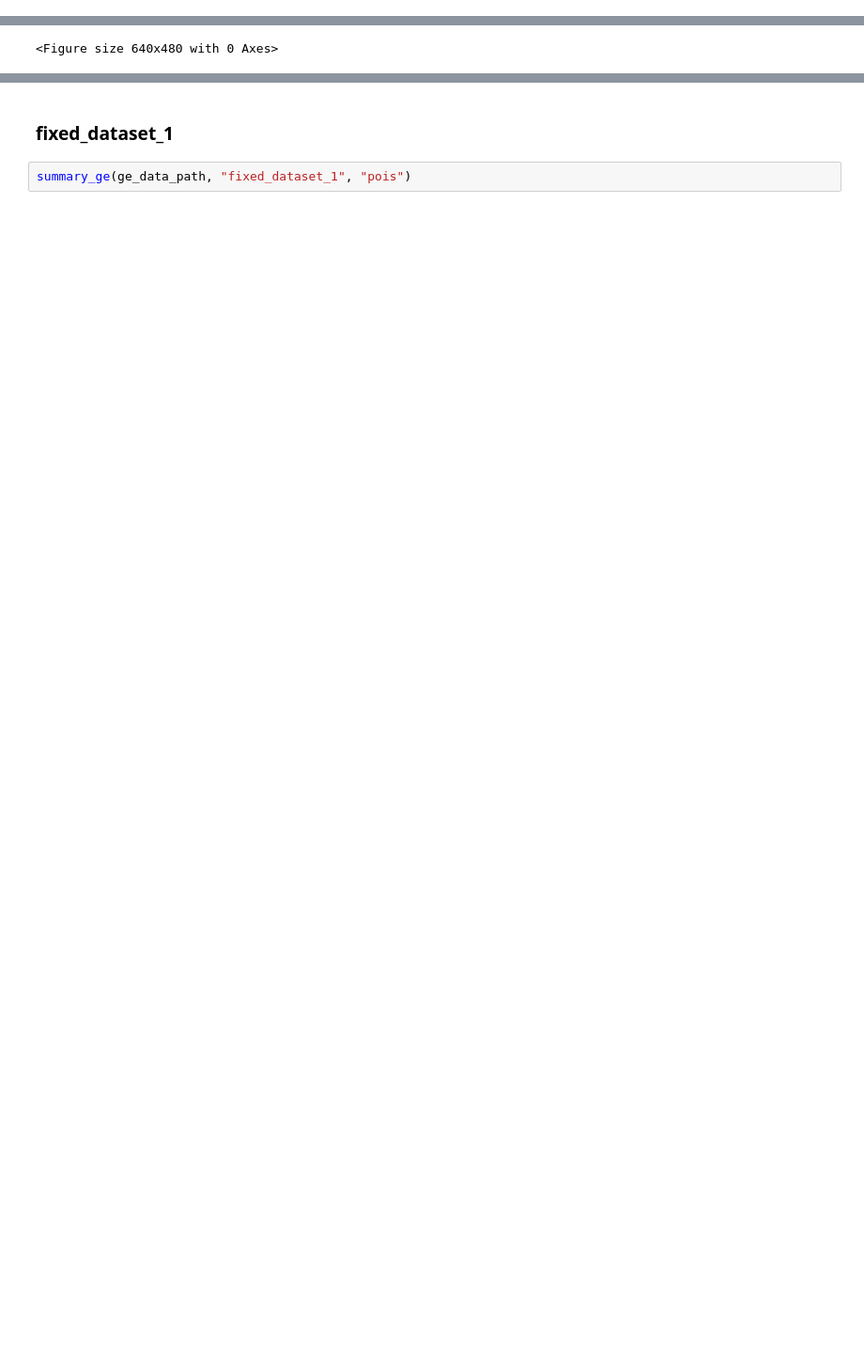
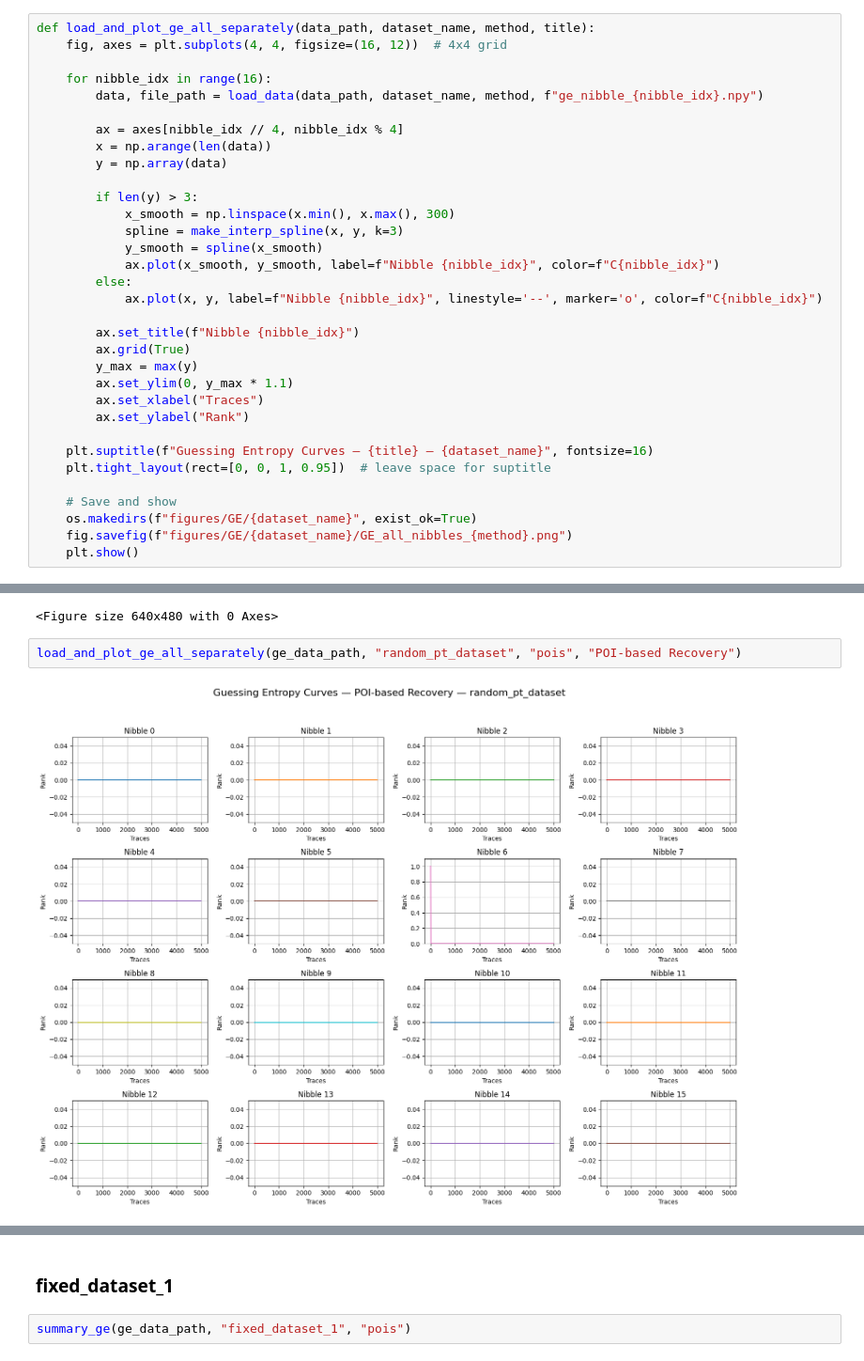
Before and after one commit to xtodorovic/ai-assisted-sca, a Jupyter notebook: model/visual_representations.ipynb, the cells around one changed output, grey strips where cells are left out. Shown at 94% size. Saved outputs shown, nothing was run; the diff lists cells and outputs as text; blank space fills up the shorter version.

```diff
--- a/model/visual_representations.ipynb
+++ b/model/visual_representations.ipynb
@@ -61,6 +61,39 @@ def plot_guessing_entropy_curve_one_nibble(guessing_entropy, dataset, idx, title
 def load_data(data_path, dataset_name, method, file_name):
     full_path = os.path.join(data_path, dataset_name, method)
     return np.load(f"{full_path}/{file_name}"), full_path
+# %%
+def load_and_plot_ge_all_separately(data_path, dataset_name, method, title):
+    fig, axes = plt.subplots(4, 4, figsize=(16, 12))  # 4x4 grid
+
+    for nibble_idx in range(16):
+        data, file_path = load_data(data_path, dataset_name, method, f"ge_nibble_{nibble_idx}.npy")
+
+        ax = axes[nibble_idx // 4, nibble_idx % 4]
+        x = np.arange(len(data))
+        y = np.array(data)
+
+        if len(y) > 3:
+            x_smooth = np.linspace(x.min(), x.max(), 300)
+            spline = make_interp_spline(x, y, k=3)
+            y_smooth = spline(x_smooth)
+            ax.plot(x_smooth, y_smooth, label=f"Nibble {nibble_idx}", color=f"C{nibble_idx}")
+        else:
+            ax.plot(x, y, label=f"Nibble {nibble_idx}", linestyle='--', marker='o', color=f"C{nibble_idx}")
+
+        ax.set_title(f"Nibble {nibble_idx}")
+        ax.grid(True)
+        y_max = max(y)
+        ax.set_ylim(0, y_max * 1.1)
+        ax.set_xlabel("Traces")
+        ax.set_ylabel("Rank")
+
+    plt.suptitle(f"Guessing Entropy Curves — {title} — {dataset_name}", fontsize=16)
+    plt.tight_layout(rect=[0, 0, 1, 0.95])  # leave space for suptitle
+
+    # Save and show
+    os.makedirs(f"figures/GE/{dataset_name}", exist_ok=True)
+    fig.savefig(f"figures/GE/{dataset_name}/GE_all_nibbles_{method}.png")
+    plt.show()
 # %%
 def load_and_plot_ge_all(data_path, dataset_name, method, file_name, title):
     entropies = []
@@ -124,4 +157,8 @@ load_and_plot_ge_all(ge_data_path, "random_pt_dataset", "pois", "ge_all_nibbles_
 # %% [output]
 [figure]
 <Figure size 640x480 with 0 Axes>
+# %%
+load_and_plot_ge_all_separately(ge_data_path, "random_pt_dataset", "pois", "POI-based Recovery")
+# %% [output]
+[figure, added]
 # %%
```
Also changed, not shown: parts of 16 cells of this notebook, 48 other files.
